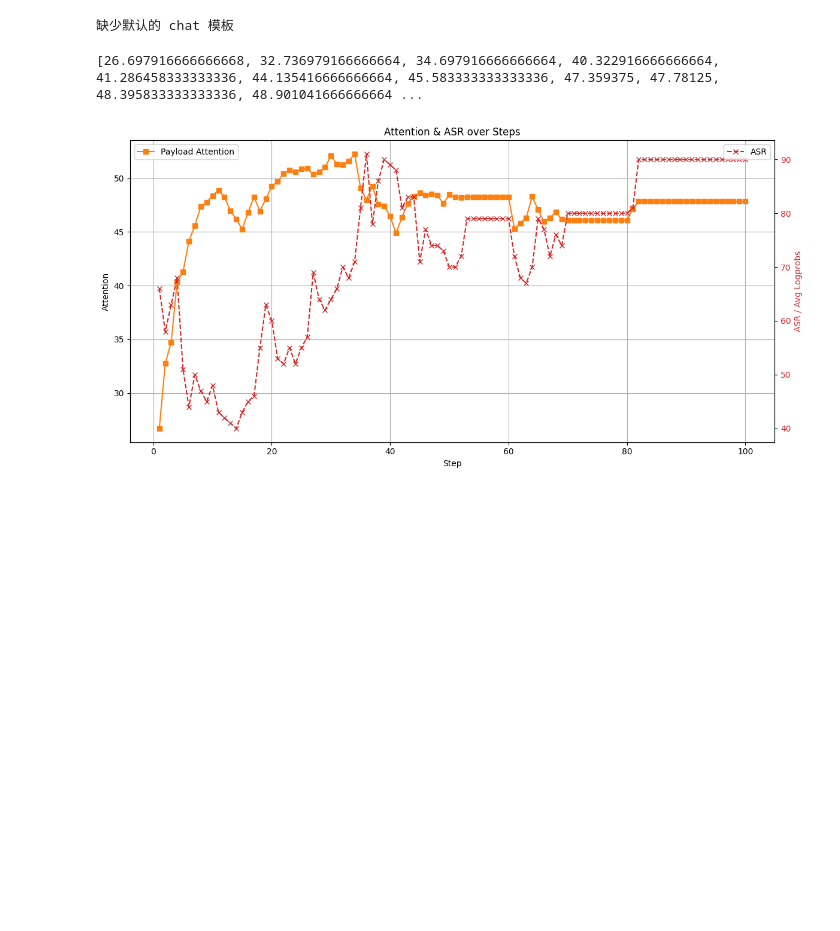
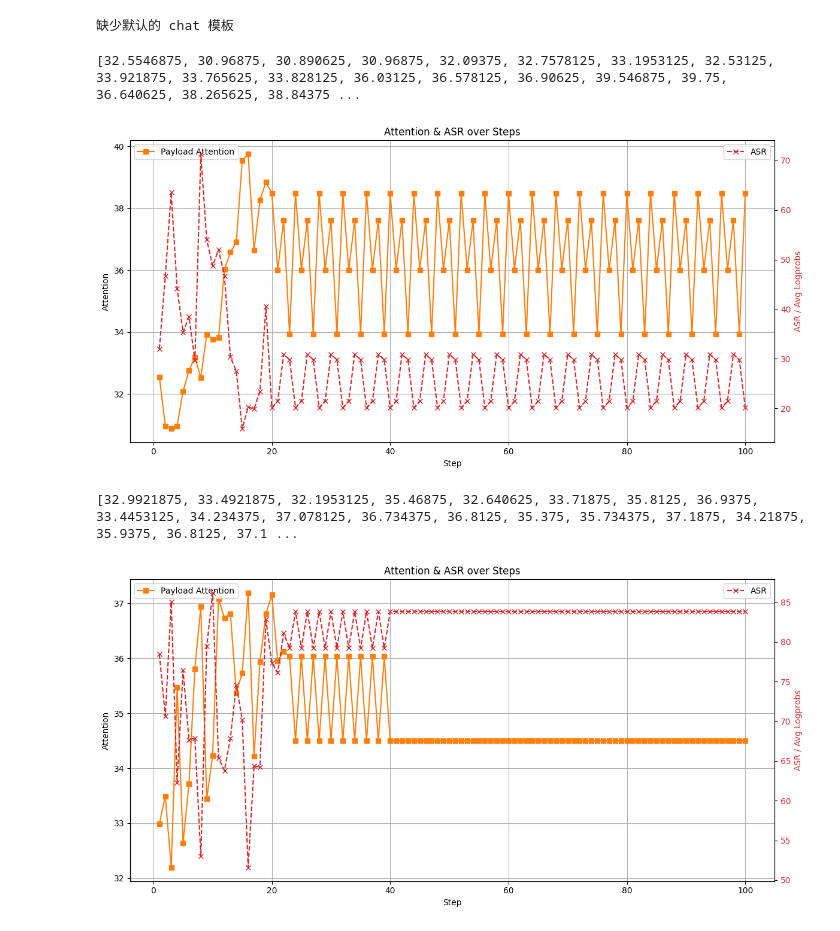
Before and after one commit to CloudsMakerzz/AtraGCG, a Jupyter notebook: algorithms/explain.ipynb, the cells around one changed output. Drawn from its saved outputs; the diff is of its cells as text; code cells hidden in the pictures; blank space fills up the shorter version.

```diff
--- a/algorithms/explain.ipynb
+++ b/algorithms/explain.ipynb
@@ -82,34 +82,40 @@ def plot_training_logs(logger, num_rounds, points_per_round, gap=5):
 
     steps = list(range(1, points_per_round + 1))  # x 轴步数
 
     fig, ax1 = plt.subplots(figsize=(12,6))
 
     # 左 y 轴 - 注意力
     # ax1.plot(steps, prefix_suffix_attn_result, label="Prefix+Suffix Attention", marker='o', color='tab:blue')
     ax1.plot(steps, payload_attn_result, label="Payload Attention", marker='s', color='tab:orange')
     # ax1.plot(steps, background_attn_result, label="Other Attention", marker='^', color='tab:green')
     ax1.set_xlabel("Step")
     ax1.set_ylabel("Attention", color='black')
     ax1.tick_params(axis='y', labelcolor='black')
     ax1.grid(True)
     ax1.legend(loc='upper left')
 
     # 右 y 轴 - ASR
     ax2 = ax1.twinx()
     ax2.plot(steps, asr_result, label="ASR", marker='x', linestyle='--', color='tab:red')
     ax2.set_ylabel("ASR / Avg Logprobs", color='tab:red')
     ax2.tick_params(axis='y', labelcolor='tab:red')
     ax2.legend(loc='upper right')
 
     plt.title("Attention & ASR over Steps")
     plt.tight_layout()
     plt.show()
 
 
 
-logger = experiment_logger.ExperimentLogger("/home/dataset/2024_zox_llm/code/better_opts_attacks/logs/pre/sst-2_0-25_20251129_223332")
+
+logger = experiment_logger.ExperimentLogger("/home/dataset/2024_zox_llm/code/better_opts_attacks/logs/workability/workability_False_12")
 plot_training_logs(logger,1,100)
+
+logger = experiment_logger.ExperimentLogger("/home/dataset/2024_zox_llm/code/better_opts_attacks/logs/workability/workability_False_13")
+plot_training_logs(logger,1,100)
 # %% [output]
-[26.697916666666668, 32.736979166666664, 34.697916666666664, 40.322916666666664, 41.286458333333336, 44.135416666666664, 45.583333333333336, 47.359375, 47.78125, 48.395833333333336, 48.901041666666664 ...
+[32.5546875, 30.96875, 30.890625, 30.96875, 32.09375, 32.7578125, 33.1953125, 32.53125, 33.921875, 33.765625, 33.828125, 36.03125, 36.578125, 36.90625, 39.546875, 39.75, 36.640625, 38.265625, 38.84375 ...
-[figure, old version]
+[figure, new version]
+[32.9921875, 33.4921875, 32.1953125, 35.46875, 32.640625, 33.71875, 35.8125, 36.9375, 33.4453125, 34.234375, 37.078125, 36.734375, 36.8125, 35.375, 35.734375, 37.1875, 34.21875, 35.9375, 36.8125, 37.1 ...
+[figure, added]
 # %%
```
Also changed, not shown: parts of 1 cell of this notebook, 11 other files.
